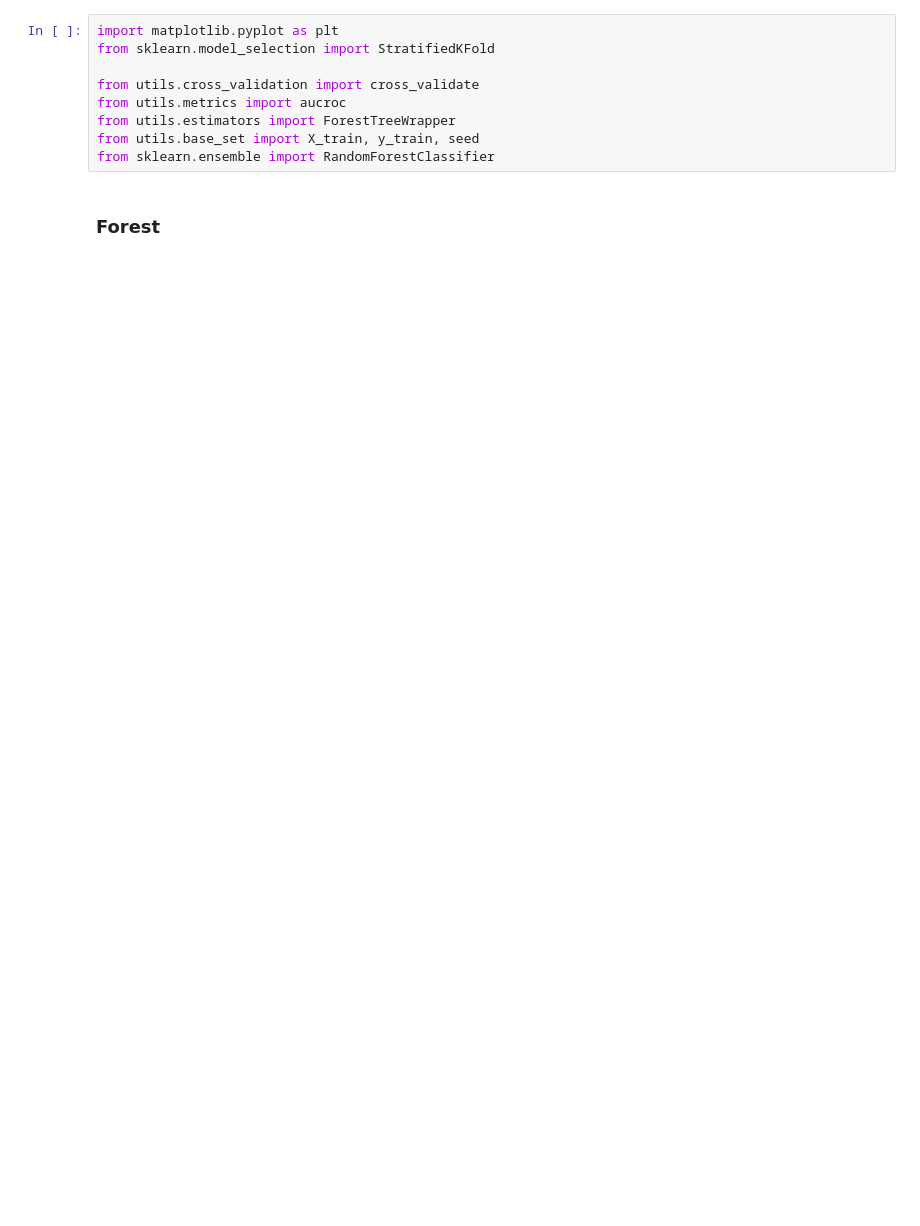
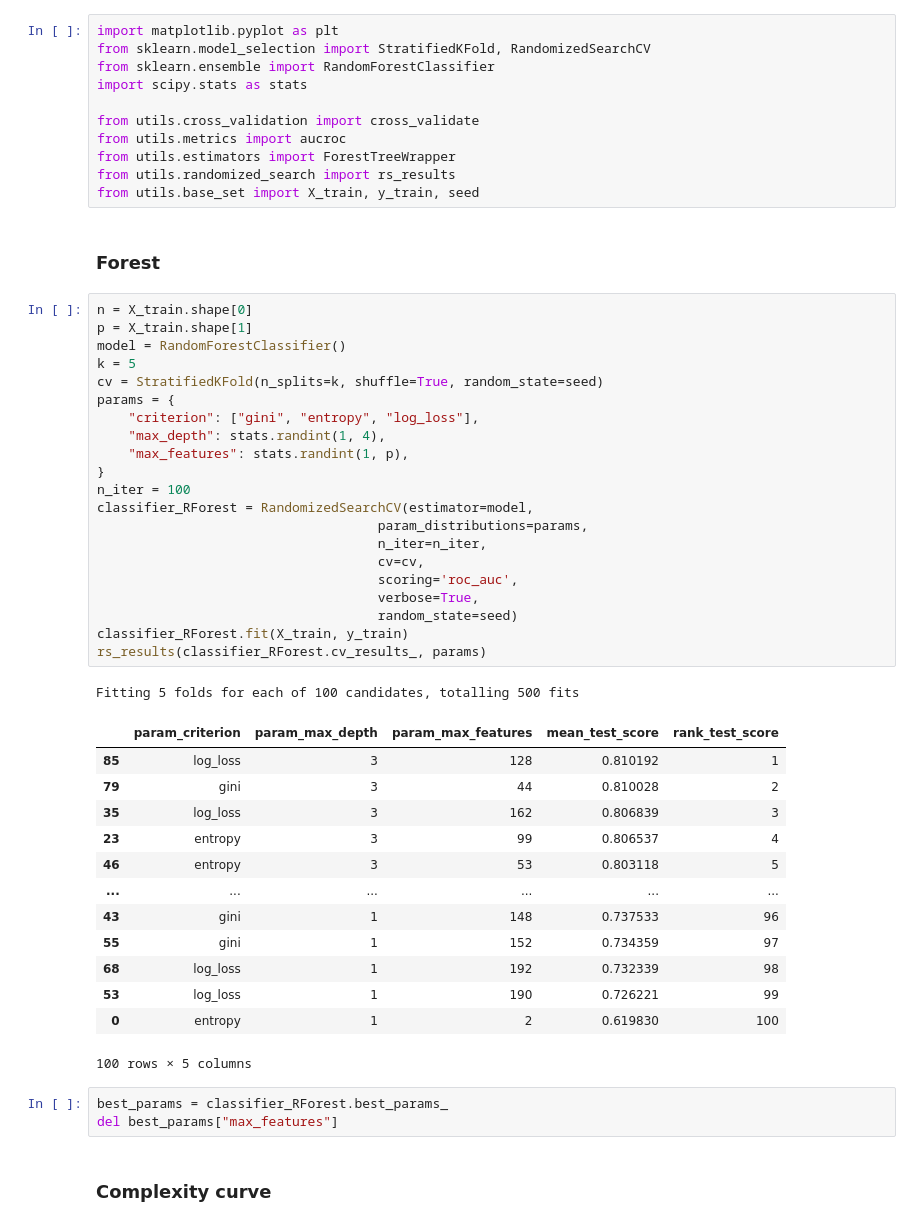
Before and after one commit to fedeaar/aa-tp01, a Jupyter notebook: experimentacion/ej4_3.ipynb, the cells around one changed output. Drawn from its saved outputs; the diff is of its cells as text; blank space fills up the shorter version.

```diff
--- a/experimentacion/ej4_3.ipynb
+++ b/experimentacion/ej4_3.ipynb
@@ -1,14 +1,57 @@
 # %%
 import matplotlib.pyplot as plt
-from sklearn.model_selection import StratifiedKFold
+from sklearn.model_selection import StratifiedKFold, RandomizedSearchCV
+from sklearn.ensemble import RandomForestClassifier
+import scipy.stats as stats
 
 from utils.cross_validation import cross_validate
 from utils.metrics import aucroc
 from utils.estimators import ForestTreeWrapper
+from utils.randomized_search import rs_results
 from utils.base_set import X_train, y_train, seed
-from sklearn.ensemble import RandomForestClassifier
 # %% [markdown]
 ### Forest
+# %%
+n = X_train.shape[0]
+p = X_train.shape[1]
+model = RandomForestClassifier()
+k = 5
+cv = StratifiedKFold(n_splits=k, shuffle=True, random_state=seed)
+params = {
+    "criterion": ["gini", "entropy", "log_loss"],
+    "max_depth": stats.randint(1, 4),
+    "max_features": stats.randint(1, p),
+}
+n_iter = 100
+classifier_RForest = RandomizedSearchCV(estimator=model,
+                                    param_distributions=params,
+                                    n_iter=n_iter,
+                                    cv=cv,
+                                    scoring='roc_auc',
+                                    verbose=True,
+                                    random_state=seed)
+classifier_RForest.fit(X_train, y_train)
+rs_results(classifier_RForest.cv_results_, params)
+# %% [output]
+Fitting 5 folds for each of 100 candidates, totalling 500 fits
+|  | param_criterion | param_max_depth | param_max_features | mean_test_score | rank_test_score |
+| 85 | log_loss | 3 | 128 | 0.810192 | 1 |
+| 79 | gini | 3 | 44 | 0.810028 | 2 |
+| 35 | log_loss | 3 | 162 | 0.806839 | 3 |
+| 23 | entropy | 3 | 99 | 0.806537 | 4 |
+| 46 | entropy | 3 | 53 | 0.803118 | 5 |
+| ... | ... | ... | ... | ... | ... |
+| 43 | gini | 1 | 148 | 0.737533 | 96 |
+| 55 | gini | 1 | 152 | 0.734359 | 97 |
+| 68 | log_loss | 1 | 192 | 0.732339 | 98 |
+| 53 | log_loss | 1 | 190 | 0.726221 | 99 |
+| 0 | entropy | 1 | 2 | 0.619830 | 100 |
+100 rows × 5 columns
+# %%
+best_params = classifier_RForest.best_params_
+del best_params["max_features"]
+# %% [markdown]
+### Complexity curve
 # %%
 mean_val_scores = []
 std_val_scores = []
```
Also changed, not shown: parts of 3 cells of this notebook.
